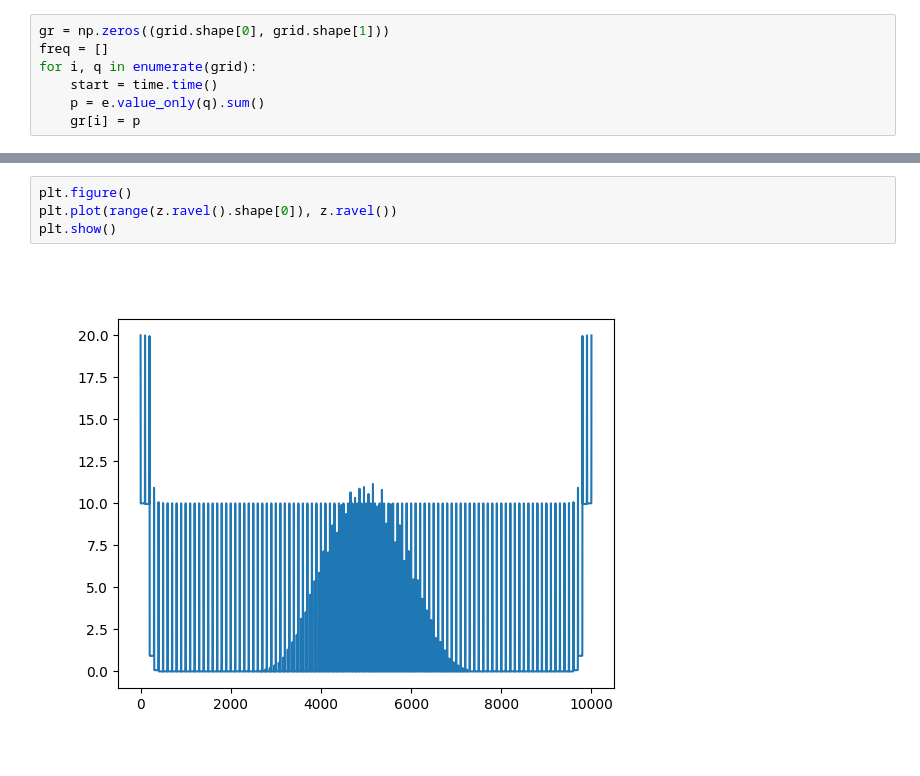
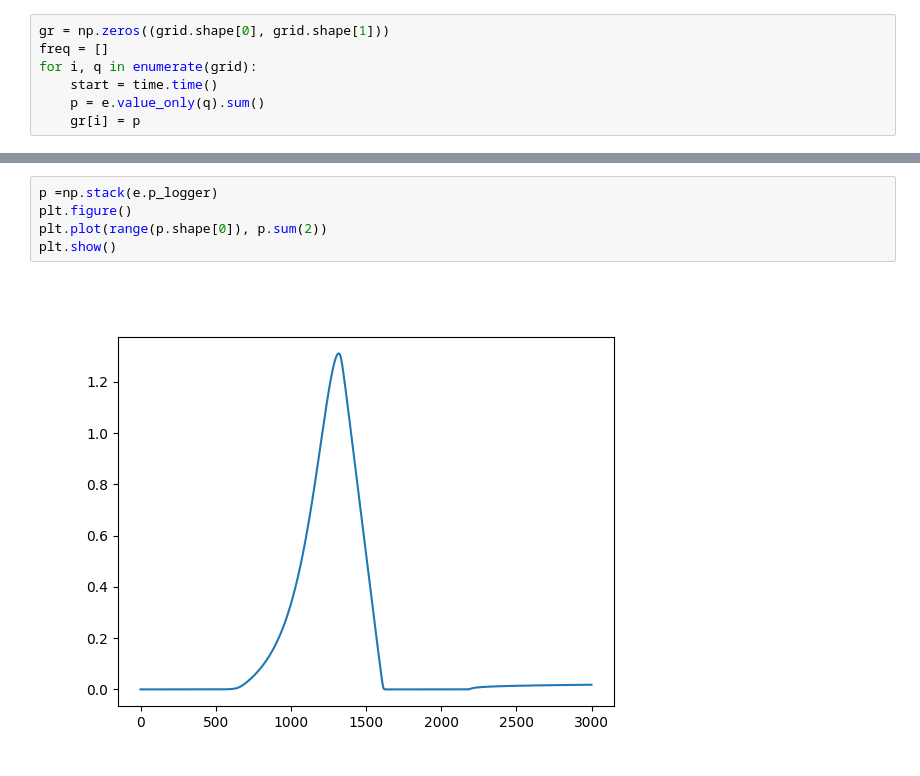
Before and after one commit to Bbosc/GDSOA, a Jupyter notebook: main.ipynb, the cells around one changed output, grey strips where cells are left out. Cells and saved outputs as stored; diff of their text form.

Commit message:
new method for christoffel, less steep curve

```diff
--- a/main.ipynb
+++ b/main.ipynb
@@ -104,6 +90,7 @@ plt.show()
 # %%
+p =np.stack(e.p_logger)
 plt.figure()
-plt.plot(range(z.ravel().shape[0]), z.ravel())
+plt.plot(range(p.shape[0]), p.sum(2))
 plt.show()
 # %% [output]
-[figure, old version]
+[figure, new version]
```
Also changed, not shown: parts of 14 cells of this notebook, 2 other files.
